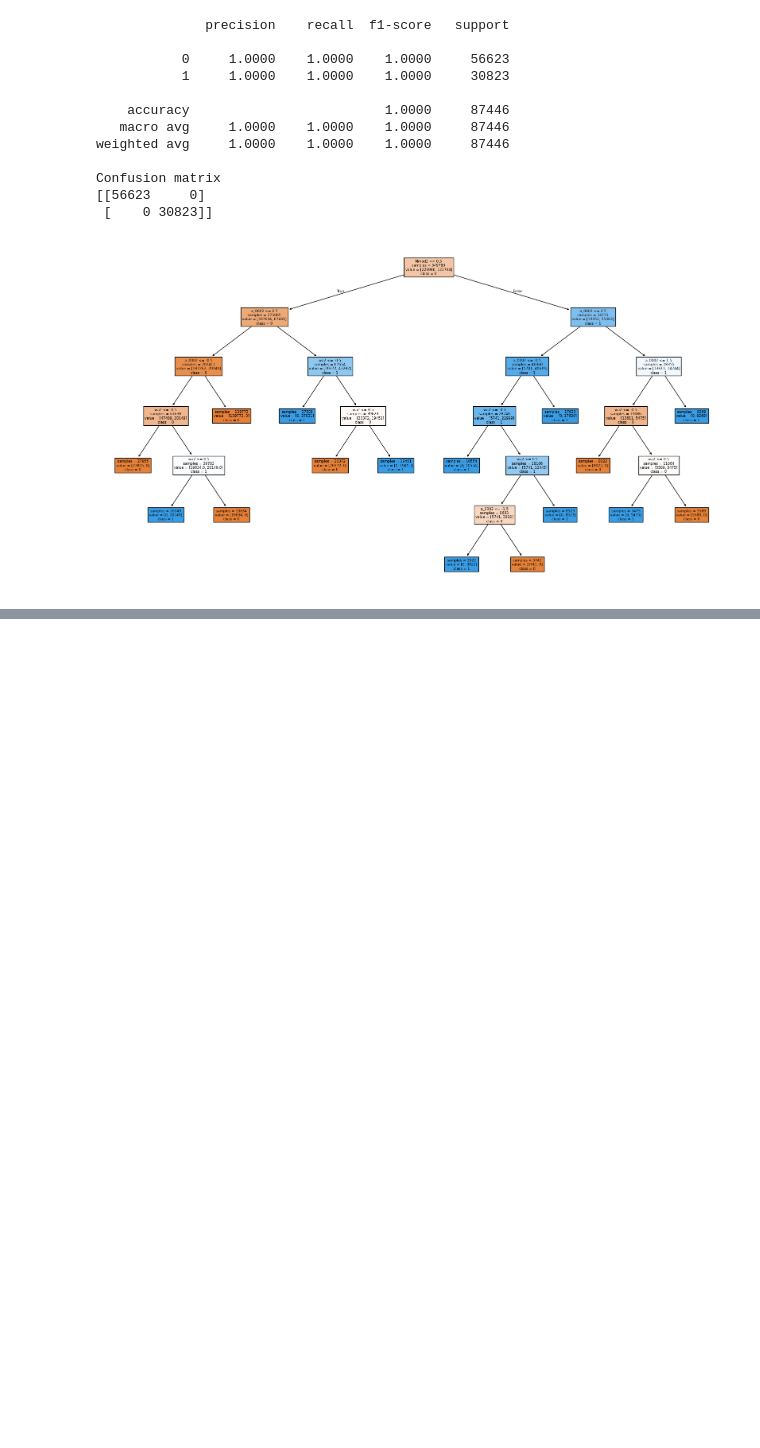
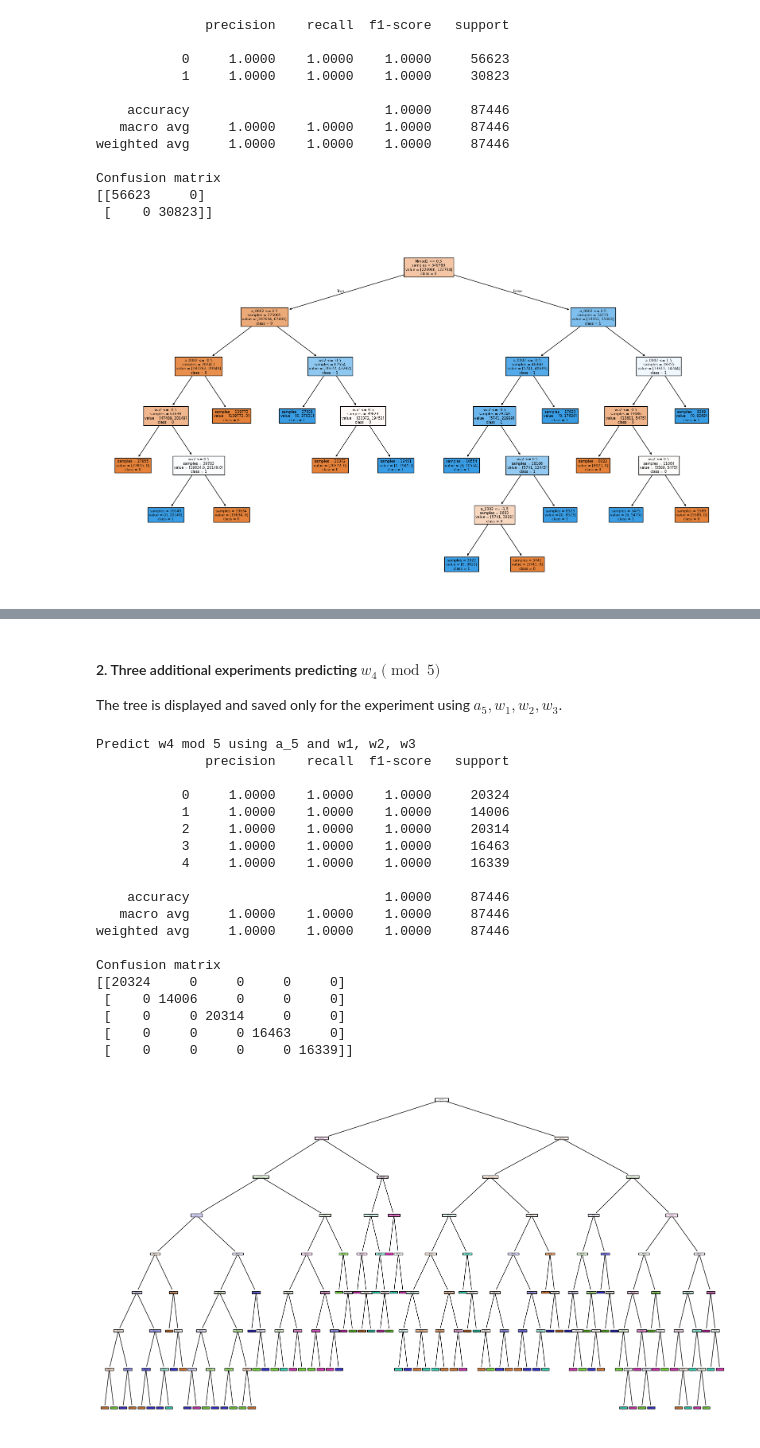
Before and after one commit to seewoo5/ML-Weierstrass, a Jupyter notebook: predict_weierstrass.ipynb, the cells around one changed output, grey strips where cells are left out. Drawn from its saved outputs; the diff is of its cells as text; code cells hidden in the pictures; blank space fills up the shorter version.

Commit message:
add new experiments and refactor (#5)

```diff
--- a/predict_weierstrass.ipynb
+++ b/predict_weierstrass.ipynb
@@ -518,0 +463,13 @@ Confusion matrix
+# %%
+moduli = [2, 3, 5, 7]
+target_labels = [
+    f"wa{coefficient}mod{modulus}"
+    for coefficient in [4, 6]
+    for modulus in moduli
+]
+
+targets = pl.read_csv(
+    f"ec_targets_N{max_N}_w4_w6.csv",
+    columns=["isog_label"] + target_labels,
+)
+df_w4_w6 = df.join(targets, on="isog_label", how="left")
@@ -518,0 +500,11 @@ Confusion matrix
+# %%
+ap_columns = [f"a_{p:04d}" for p in Primes()[:num_ap]]
+columns_w123 = ["wa1", "wa2", "wa3"]
+
+for modulus in moduli:
+    print(f"Predict w4 mod {modulus} using all a_p and w1, w2, w3")
+    model = fit_tree(
+        df_w4_w6,
+        f"wa4mod{modulus}",
+        columns_w123 + ap_columns,
+    )
@@ -518,0 +529,45 @@ Confusion matrix
+# %% [markdown]
+#### 2. Three additional experiments predicting $w_4 \pmod{5}$
+
+The tree is displayed and saved only for the experiment using $a_5, w_1, w_2, w_3$.
+# %%
+print("Predict w4 mod 5 using a_5 and w1, w2, w3")
+model_w4mod5_a5 = fit_tree(
+    df_w4_w6,
+    "wa4mod5",
+    columns_w123 + ["a_0005"],
+    save_figure=True,
+    figure_path="figs/w4mod5_w123_a5.png",
+)
+
+print("Predict w4 mod 5 using all a_p except a_5 and w1, w2, w3")
+columns_wo5 = [column for column in ap_columns if column != "a_0005"]
+model = fit_tree(
+    df_w4_w6,
+    "wa4mod5",
+    columns_w123 + columns_wo5,
+)
+
+print("Predict w4 mod 5 using all a_p without w1, w2, w3")
+model = fit_tree(df_w4_w6, "wa4mod5", ap_columns)
+# %% [output]
+Predict w4 mod 5 using a_5 and w1, w2, w3
+              precision    recall  f1-score   support
+
+           0     1.0000    1.0000    1.0000     20324
+           1     1.0000    1.0000    1.0000     14006
+           2     1.0000    1.0000    1.0000     20314
+           3     1.0000    1.0000    1.0000     16463
+           4     1.0000    1.0000    1.0000     16339
+
+    accuracy                         1.0000     87446
+   macro avg     1.0000    1.0000    1.0000     87446
+weighted avg     1.0000    1.0000    1.0000     87446
+
+Confusion matrix
+[[20324     0     0     0     0]
+ [    0 14006     0     0     0]
+ [    0     0 20314     0     0]
+ [    0     0     0 16463     0]
+ [    0     0     0     0 16339]]
+[figure, added]
```
Also changed, not shown: parts of 24 cells of this notebook, 2 other files.
